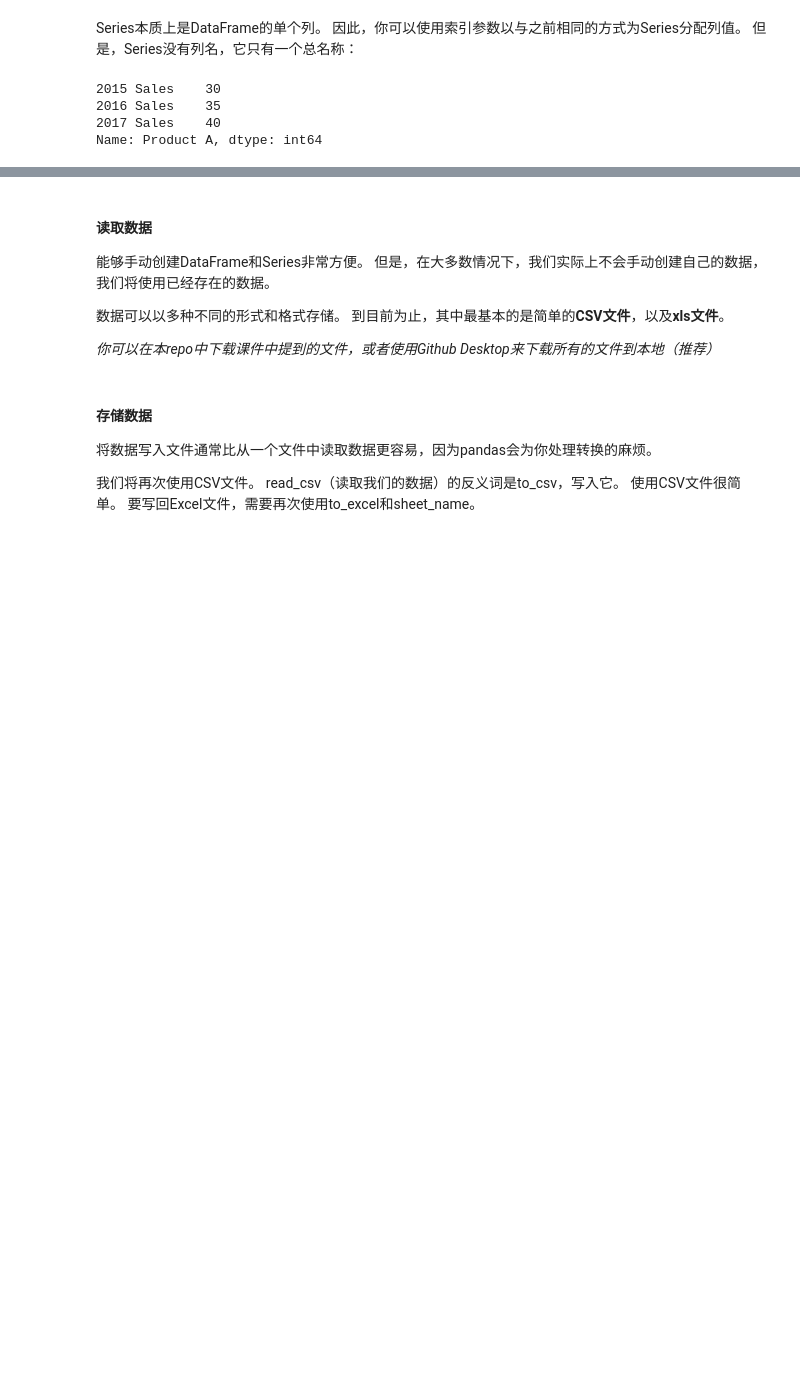
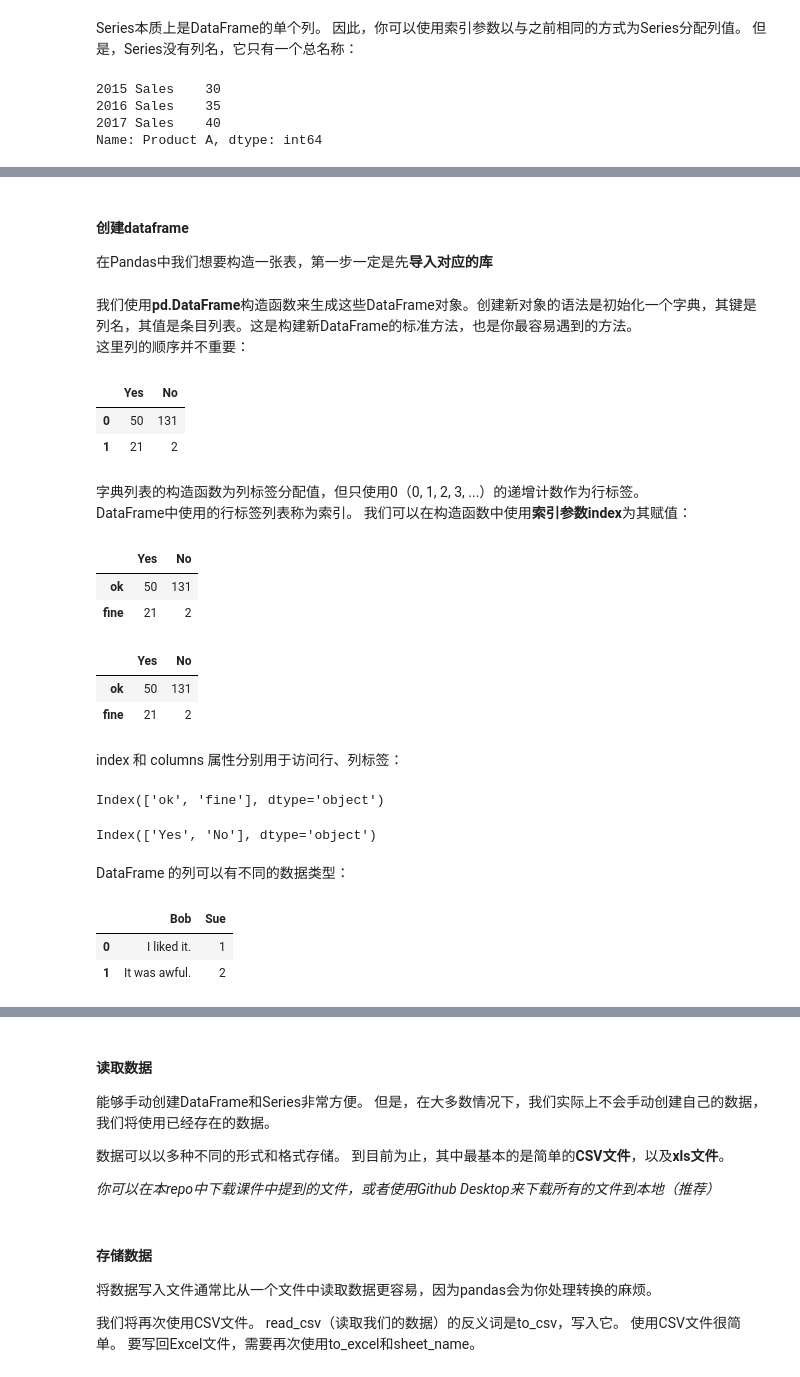
Before and after one commit to superMC5657/jrxy_python_course, a Jupyter notebook: BasicSession/pandas_learn.ipynb, the cells around one changed output, grey strips where cells are left out. Cells and saved outputs as stored; diff of their text form; code cells hidden in the pictures; blank space fills up the shorter version.

```diff
--- a/BasicSession/pandas_learn.ipynb
+++ b/BasicSession/pandas_learn.ipynb
@@ -121,0 +113,4 @@ Name: Product A, dtype: int64
+# %% [markdown]
+#### 创建dataframe
+
+在Pandas中我们想要构造一张表，第一步一定是先**导入对应的库**
@@ -121,0 +119,46 @@ Name: Product A, dtype: int64
+# %% [markdown]
+我们使用**pd.DataFrame**构造函数来生成这些DataFrame对象。创建新对象的语法是初始化一个字典，其键是列名，其值是条目列表。这是构建新DataFrame的标准方法，也是你最容易遇到的方法。
+这里列的顺序并不重要：
+# %%
+pd.DataFrame({'Yes': [50, 21], 'No': [131, 2]})
+# %% [output]
+|  | Yes | No |
+| 0 | 50 | 131 |
+| 1 | 21 | 2 |
+# %% [markdown]
+字典列表的构造函数为列标签分配值，但只使用0（0, 1, 2, 3, ...）的递增计数作为行标签。
+DataFrame中使用的行标签列表称为索引。 我们可以在构造函数中使用**索引参数index**为其赋值：
+# %%
+df = pd.DataFrame({'Yes': [50, 21], 'No': [131, 2]}, index=['ok','fine'])
+df
+# %% [output]
+|  | Yes | No |
+| ok | 50 | 131 |
+| fine | 21 | 2 |
+# %%
+df = pd.DataFrame({'Yes': [50, 21], 'No': [131, 2]})
+df.index = ['ok','fine']
+df
+# %% [output]
+|  | Yes | No |
+| ok | 50 | 131 |
+| fine | 21 | 2 |
+# %% [markdown]
+index 和 columns 属性分别用于访问行、列标签：
+# %%
+df.index
+# %% [output]
+Index(['ok', 'fine'], dtype='object')
+# %%
+df.columns
+# %% [output]
+Index(['Yes', 'No'], dtype='object')
+# %% [markdown]
+DataFrame 的列可以有不同的数据类型：
+# %%
+df = pd.DataFrame({'Bob': ['I liked it.', 'It was awful.'], 'Sue': [1, 2]})
+df
+# %% [output]
+|  | Bob | Sue |
+| 0 | I liked it. | 1 |
+| 1 | It was awful. | 2 |
```
Also changed, not shown: parts of 24 cells of this notebook.
